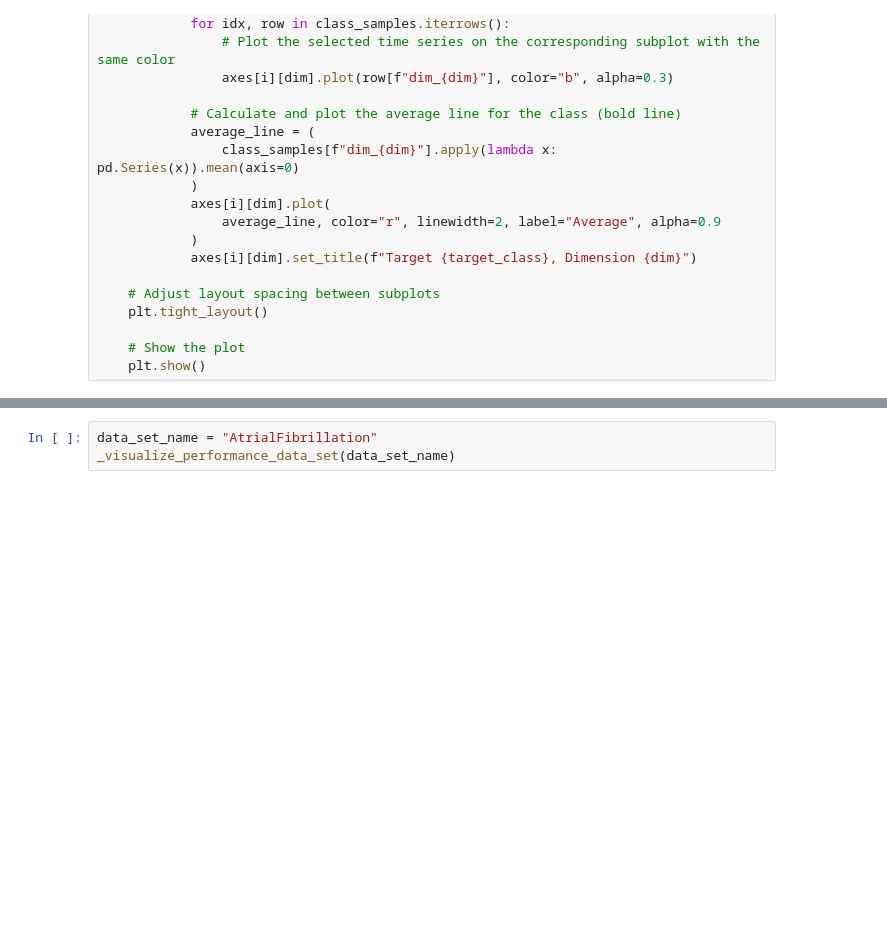
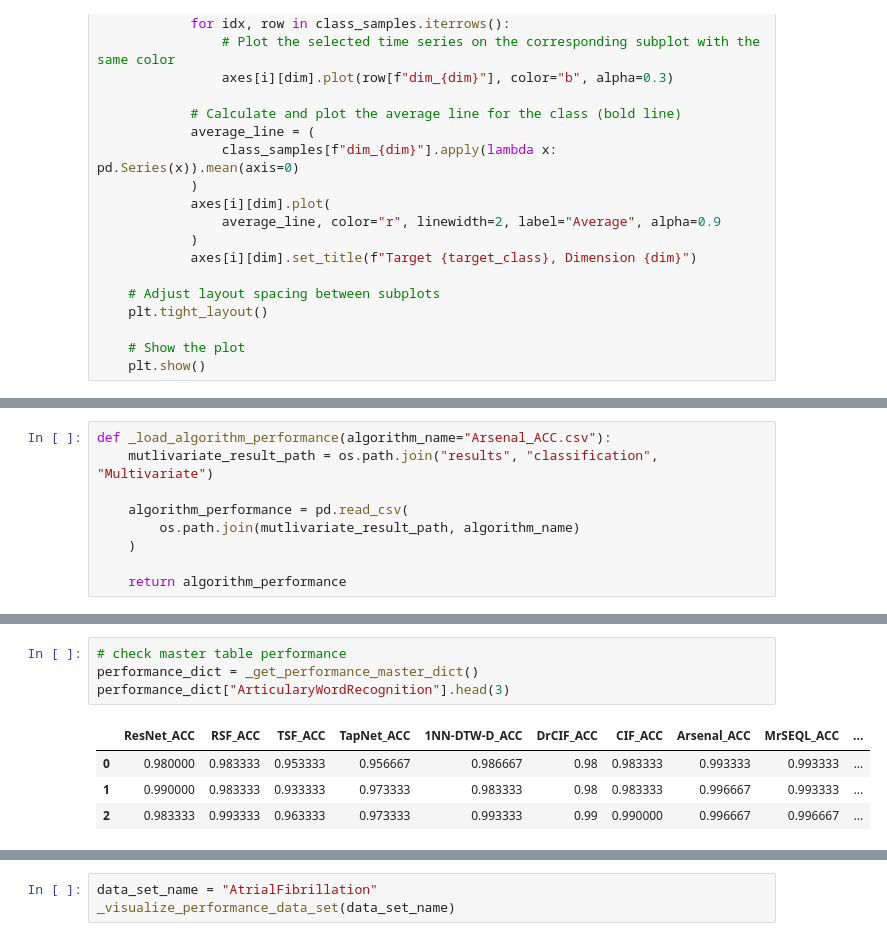
Before and after one commit to LarsBoecking/time_series_fingerprint, a Jupyter notebook: 02_multivariat_explore_data.ipynb, the cells around one changed output, grey strips where cells are left out. Drawn from its saved outputs; the diff is of its cells as text; blank space fills up the shorter version.

```diff
--- a/02_multivariat_explore_data.ipynb
+++ b/02_multivariat_explore_data.ipynb
@@ -197 +213,10 @@ def _get_dataset_descriptives(data_set_name):
+# %%
+def _load_algorithm_performance(algorithm_name="Arsenal_ACC.csv"):
+    mutlivariate_result_path = os.path.join("results", "classification", "Multivariate")
+
+    algorithm_performance = pd.read_csv(
+        os.path.join(mutlivariate_result_path, algorithm_name)
+    )
+
+    return algorithm_performance
 # %%
@@ -304,0 +285,9 @@ buffer_dict["FingerMovements"]
+# %%
+# check master table performance
+performance_dict = _get_performance_master_dict()
+performance_dict["ArticularyWordRecognition"].head(3)
+# %% [output]
+|  | ResNet_ACC | RSF_ACC | TSF_ACC | TapNet_ACC | 1NN-DTW-D_ACC | DrCIF_ACC | CIF_ACC | Arsenal_ACC | MrSEQL_ACC | ... |
+| 0 | 0.980000 | 0.983333 | 0.953333 | 0.956667 | 0.986667 | 0.98 | 0.983333 | 0.993333 | 0.993333 | ... |
+| 1 | 0.990000 | 0.983333 | 0.933333 | 0.973333 | 0.983333 | 0.98 | 0.983333 | 0.996667 | 0.993333 | ... |
+| 2 | 0.983333 | 0.993333 | 0.963333 | 0.973333 | 0.993333 | 0.99 | 0.990000 | 0.996667 | 0.996667 | ... |
```
Also changed, not shown: parts of 25 cells of this notebook, 1 other file.
